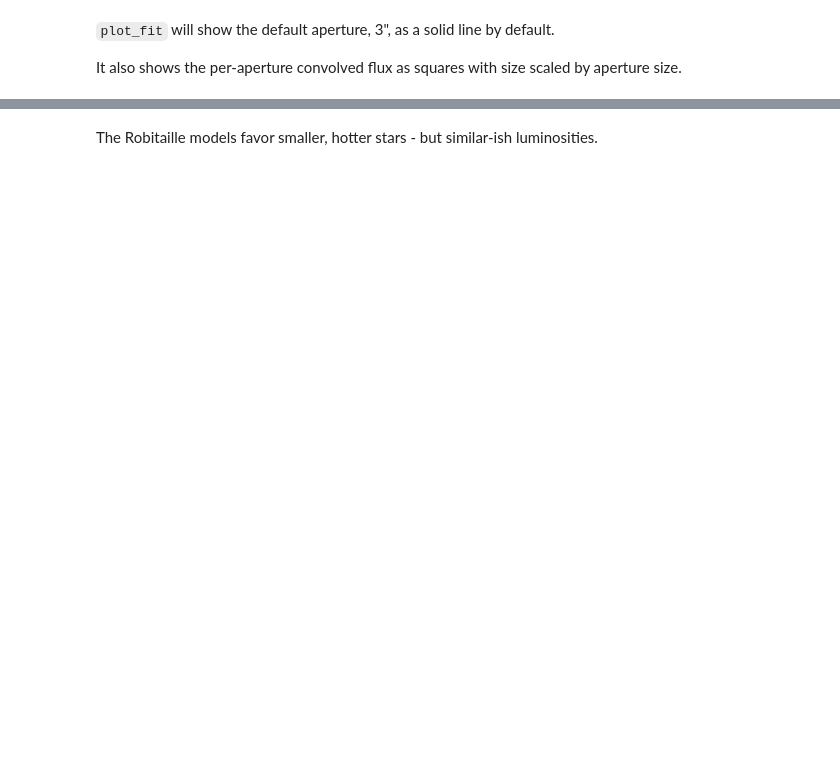
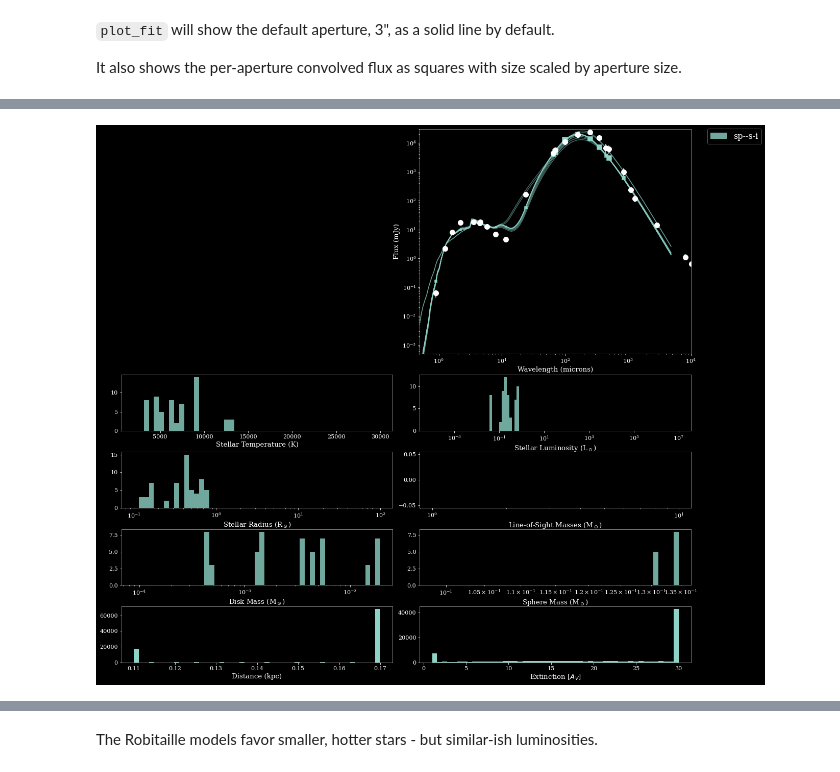
Before and after one commit to keflavich/SPICY_ALMAIMF, a Jupyter notebook: notebooks/RobitailleModelBenchmark.ipynb, the cells around one changed output, grey strips where cells are left out. Drawn from its saved outputs; the diff is of its cells as text; code cells hidden in the pictures; blank space fills up the shorter version.

Commit message:
udpate plotting

```diff
--- a/notebooks/RobitailleModelBenchmark.ipynb
+++ b/notebooks/RobitailleModelBenchmark.ipynb
@@ -166,3 +170,9 @@ plot_fit({'s-u-hmi': fit}, ['s-u-hmi'], chi2limit=1000,)
+# %%
+geo = 'sp--s-i'
+fit = fits[geo]
+plot_fit({geo: fit}, [geo], chi2limit=1100, show_all_models=True)
+# %% [output]
+[figure, added]
 # %%
 okgeo = []
 for geom in geometries:
```
Also changed, not shown: parts of 20 cells of this notebook, 1 other file.
